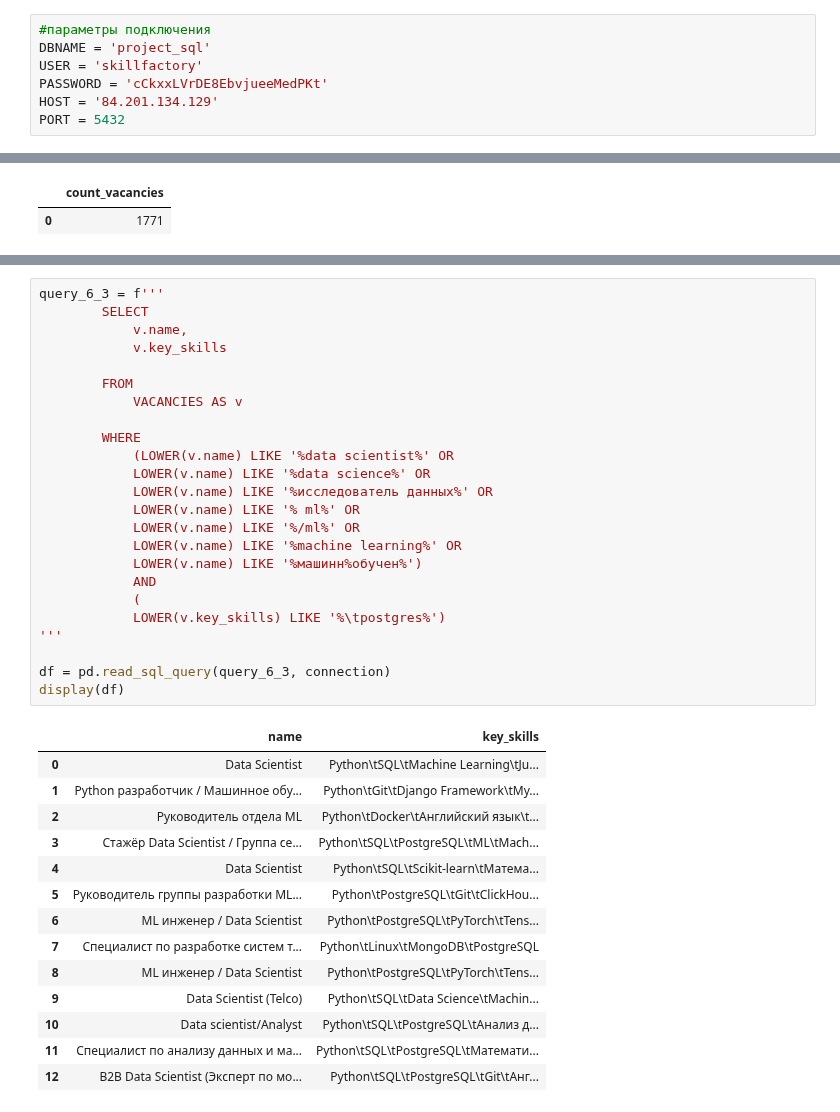
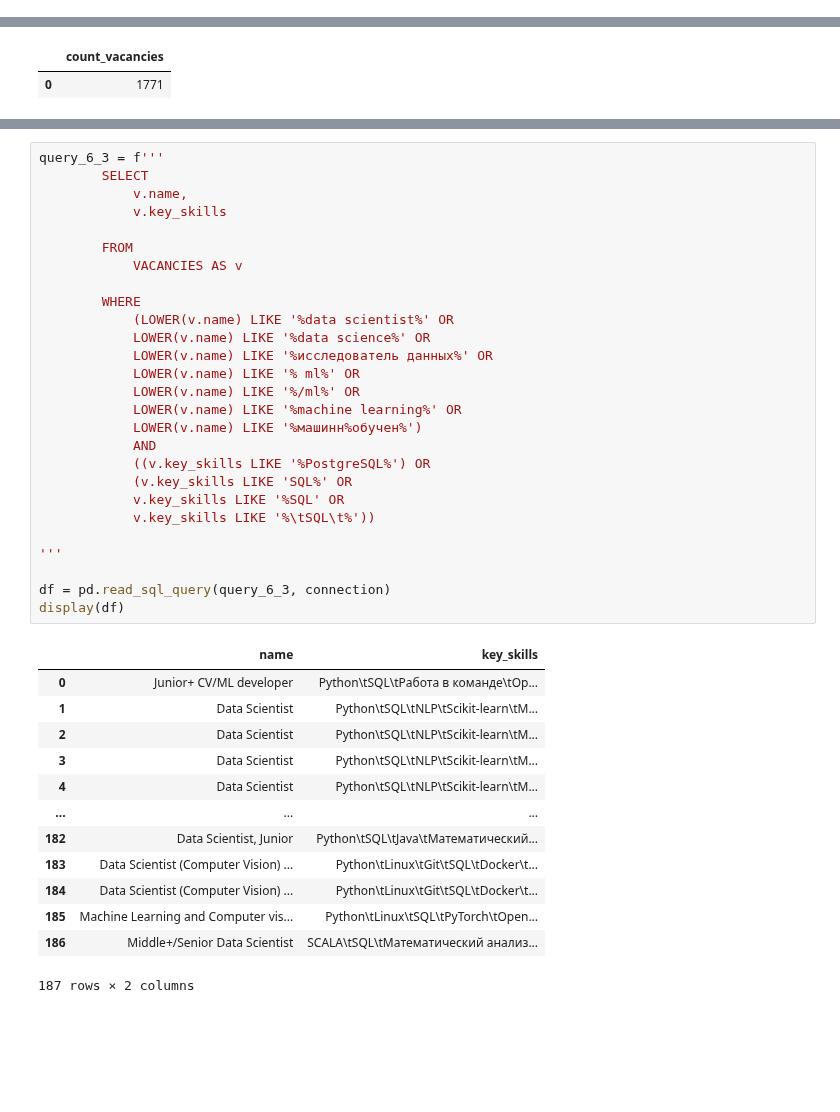
Before and after one commit to rafferti95/st_data_science, a Jupyter notebook: Project 2/pre_popon.ipynb, the cells around one changed output, grey strips where cells are left out. Drawn from its saved outputs; the diff is of its cells as text; blank space fills up the shorter version.

```diff
--- a/Project 2/pre_popon.ipynb
+++ b/Project 2/pre_popon.ipynb
@@ -8,10 +8,3 @@ import requests
 from bs4 import BeautifulSoup
 
 warnings.filterwarnings('ignore')
-# %%
-#параметры подключения
-DBNAME = 'project_sql'
-USER = 'skillfactory'
-PASSWORD = 'cCkxxLVrDE8EbvjueeMedPKt'
-HOST = '84.201.134.129'
-PORT = 5432
@@ -489,39 +485,41 @@ display(df)
 # %%
 query_6_3 = f'''
         SELECT
             v.name,
             v.key_skills
 
         FROM
             VACANCIES AS v
 
         WHERE
             (LOWER(v.name) LIKE '%data scientist%' OR
             LOWER(v.name) LIKE '%data science%' OR
             LOWER(v.name) LIKE '%исследователь данных%' OR
             LOWER(v.name) LIKE '% ml%' OR
             LOWER(v.name) LIKE '%/ml%' OR
             LOWER(v.name) LIKE '%machine learning%' OR
             LOWER(v.name) LIKE '%машинн%обучен%')
             AND
-            (
-            LOWER(v.key_skills) LIKE '%\tpostgres%')
+            ((v.key_skills LIKE '%PostgreSQL%') OR
+            (v.key_skills LIKE 'SQL%' OR
+            v.key_skills LIKE '%SQL' OR
+            v.key_skills LIKE '%\tSQL\t%'))
+
 '''
 
 df = pd.read_sql_query(query_6_3, connection)
 display(df)
 # %% [output]
 |  | name | key_skills |
-| 0 | Data Scientist | Python\tSQL\tMachine Learning\tJu... |
-| 1 | Python разработчик / Машинное обу... | Python\tGit\tDjango Framework\tMy... |
-| 2 | Руководитель отдела ML | Python\tDocker\tАнглийский язык\t... |
-| 3 | Стажёр Data Scientist / Группа се... | Python\tSQL\tPostgreSQL\tML\tMach... |
-| 4 | Data Scientist | Python\tSQL\tScikit-learn\tМатема... |
-| 5 | Руководитель группы разработки ML... | Python\tPostgreSQL\tGit\tClickHou... |
-| 6 | ML инженер / Data Scientist | Python\tPostgreSQL\tPyTorch\tTens... |
-| 7 | Специалист по разработке систем т... | Python\tLinux\tMongoDB\tPostgreSQL |
-| 8 | ML инженер / Data Scientist | Python\tPostgreSQL\tPyTorch\tTens... |
-| 9 | Data Scientist (Telco) | Python\tSQL\tData Science\tMachin... |
-| 10 | Data scientist/Analyst | Python\tSQL\tPostgreSQL\tАнализ д... |
-| 11 | Специалист по анализу данных и ма... | Python\tSQL\tPostgreSQL\tМатемати... |
-| 12 | B2B Data Scientist (Эксперт по мо... | Python\tSQL\tPostgreSQL\tGit\tАнг... |
+| 0 | Junior+ CV/ML developer | Python\tSQL\tРабота в команде\tOp... |
+| 1 | Data Scientist | Python\tSQL\tNLP\tScikit-learn\tM... |
+| 2 | Data Scientist | Python\tSQL\tNLP\tScikit-learn\tM... |
+| 3 | Data Scientist | Python\tSQL\tNLP\tScikit-learn\tM... |
+| 4 | Data Scientist | Python\tSQL\tNLP\tScikit-learn\tM... |
+| ... | ... | ... |
+| 182 | Data Scientist, Junior | Python\tSQL\tJava\tМатематический... |
+| 183 | Data Scientist (Computer Vision) ... | Python\tLinux\tGit\tSQL\tDocker\t... |
+| 184 | Data Scientist (Computer Vision) ... | Python\tLinux\tGit\tSQL\tDocker\t... |
+| 185 | Machine Learning and Computer vis... | Python\tLinux\tSQL\tPyTorch\tOpen... |
+| 186 | Middle+/Senior Data Scientist | SCALA\tSQL\tМатематический анализ... |
+187 rows × 2 columns
```
Also changed, not shown: parts of 3 cells of this notebook, 1 other file.
